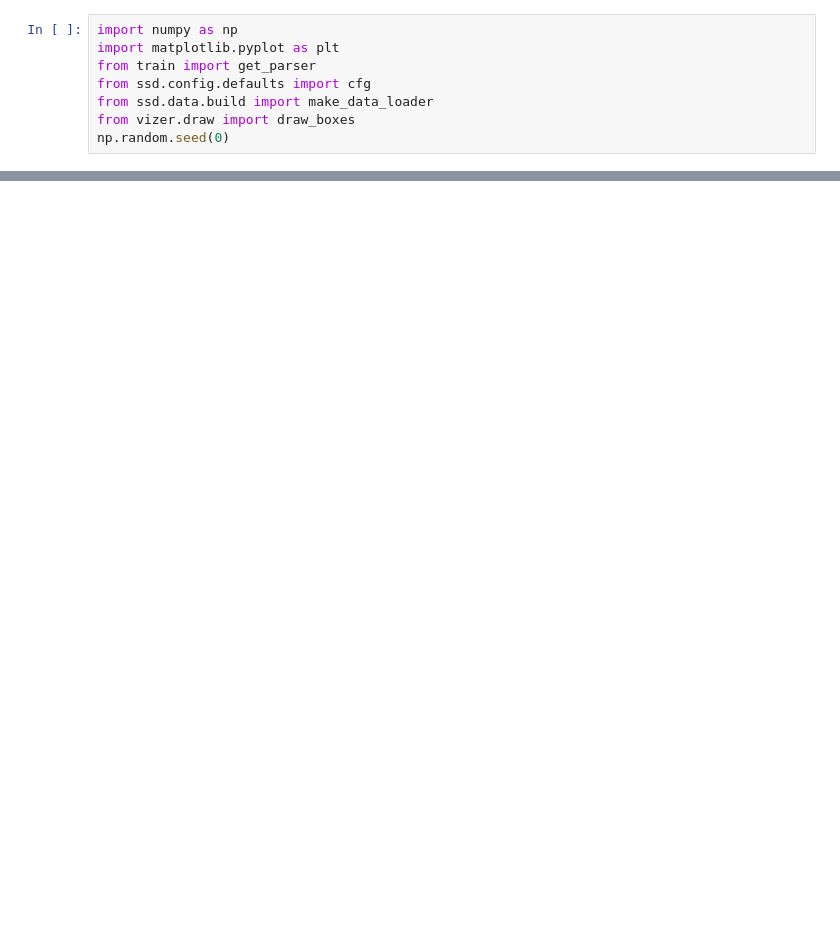
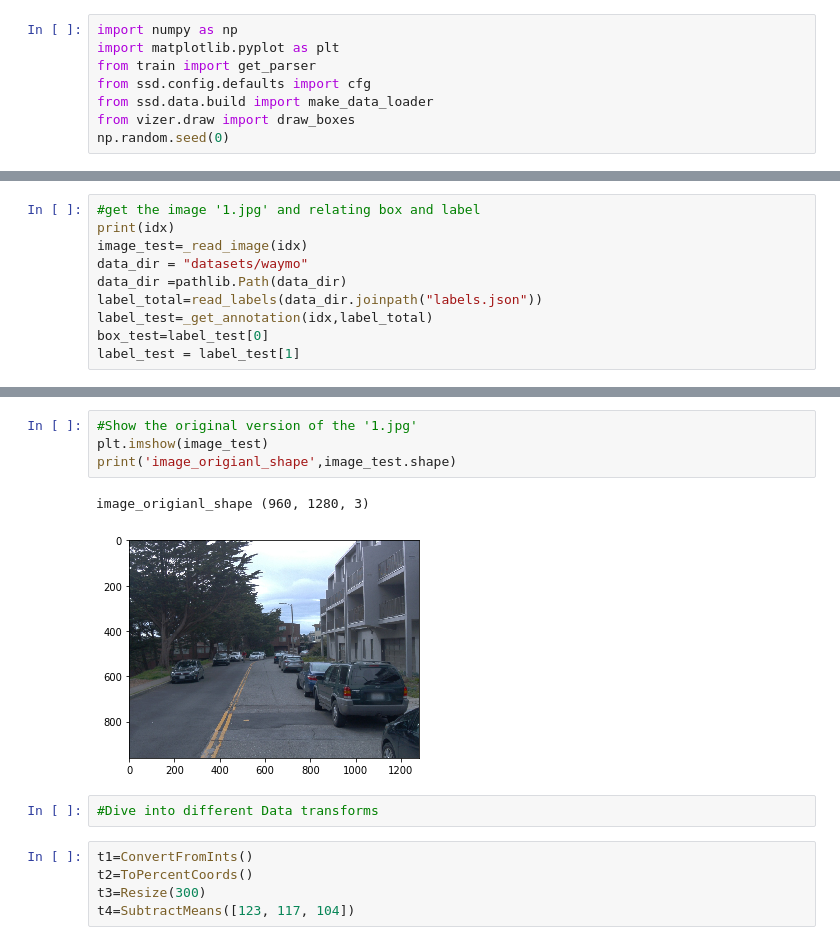
Before and after one commit to Xiaoyu-freshman/final_project_tdt4265, a Jupyter notebook: visualize_dataset.ipynb, the cells around one changed output, grey strips where cells are left out. Saved outputs shown, nothing was run; the diff lists cells and outputs as text; blank space fills up the shorter version.

```diff
--- a/visualize_dataset.ipynb
+++ b/visualize_dataset.ipynb
@@ -22,0 +91,10 @@ Dataset loaded. Subset: val, number of images: 5698
+# %%
+#get the image '1.jpg' and relating box and label
+print(idx)
+image_test=_read_image(idx)
+data_dir = "datasets/waymo"
+data_dir =pathlib.Path(data_dir)
+label_total=read_labels(data_dir.joinpath("labels.json"))
+label_test=_get_annotation(idx,label_total)
+box_test=label_test[0]
+label_test = label_test[1]
@@ -22,0 +125,14 @@ Dataset loaded. Subset: val, number of images: 5698
+# %%
+#Show the original version of the '1.jpg'
+plt.imshow(image_test)
+print('image_origianl_shape',image_test.shape)
+# %% [output]
+image_origianl_shape (960, 1280, 3)
+[figure, added]
+# %%
+#Dive into different Data transforms
+# %%
+t1=ConvertFromInts()
+t2=ToPercentCoords()
+t3=Resize(300)
+t4=SubtractMeans([123, 117, 104])
```
Also changed, not shown: parts of 14 cells of this notebook.
